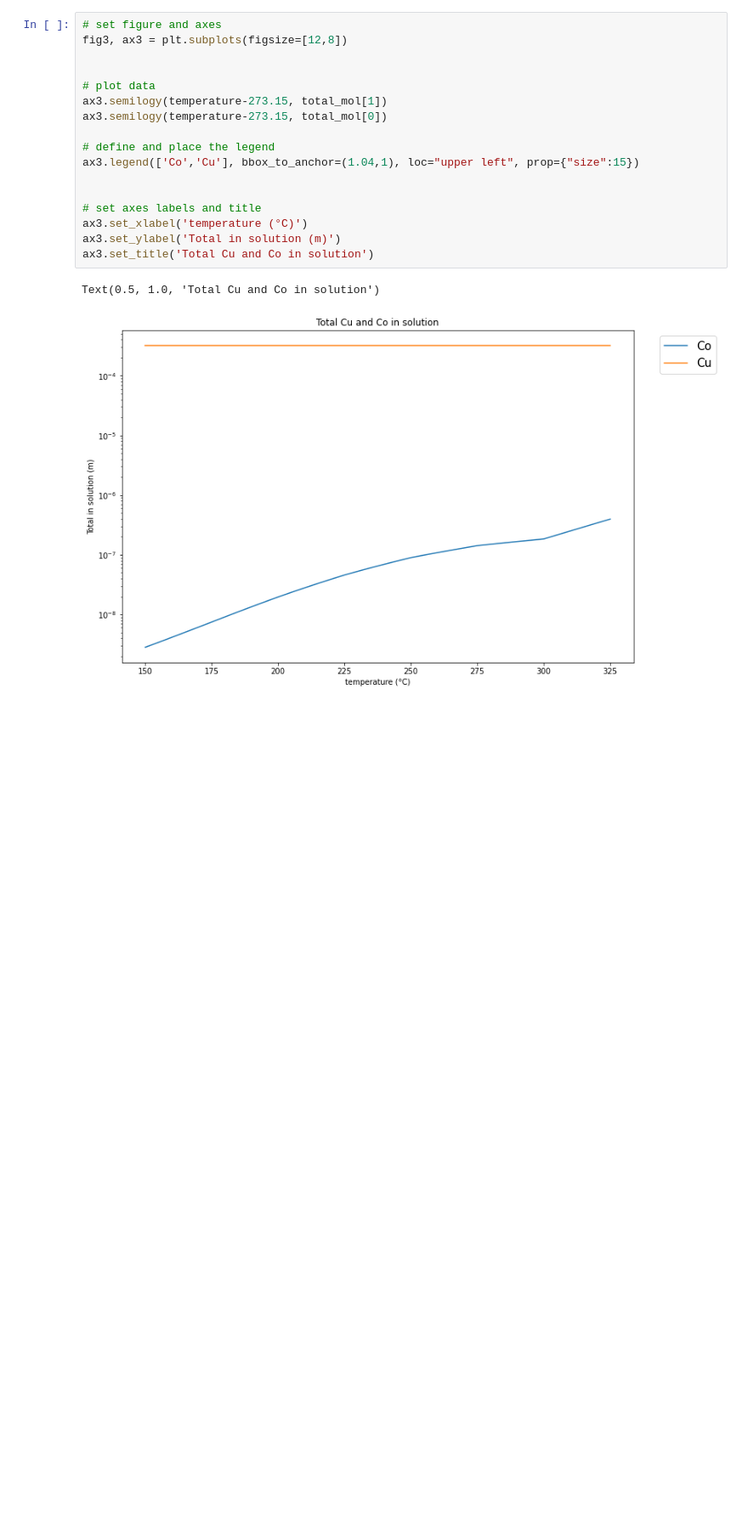
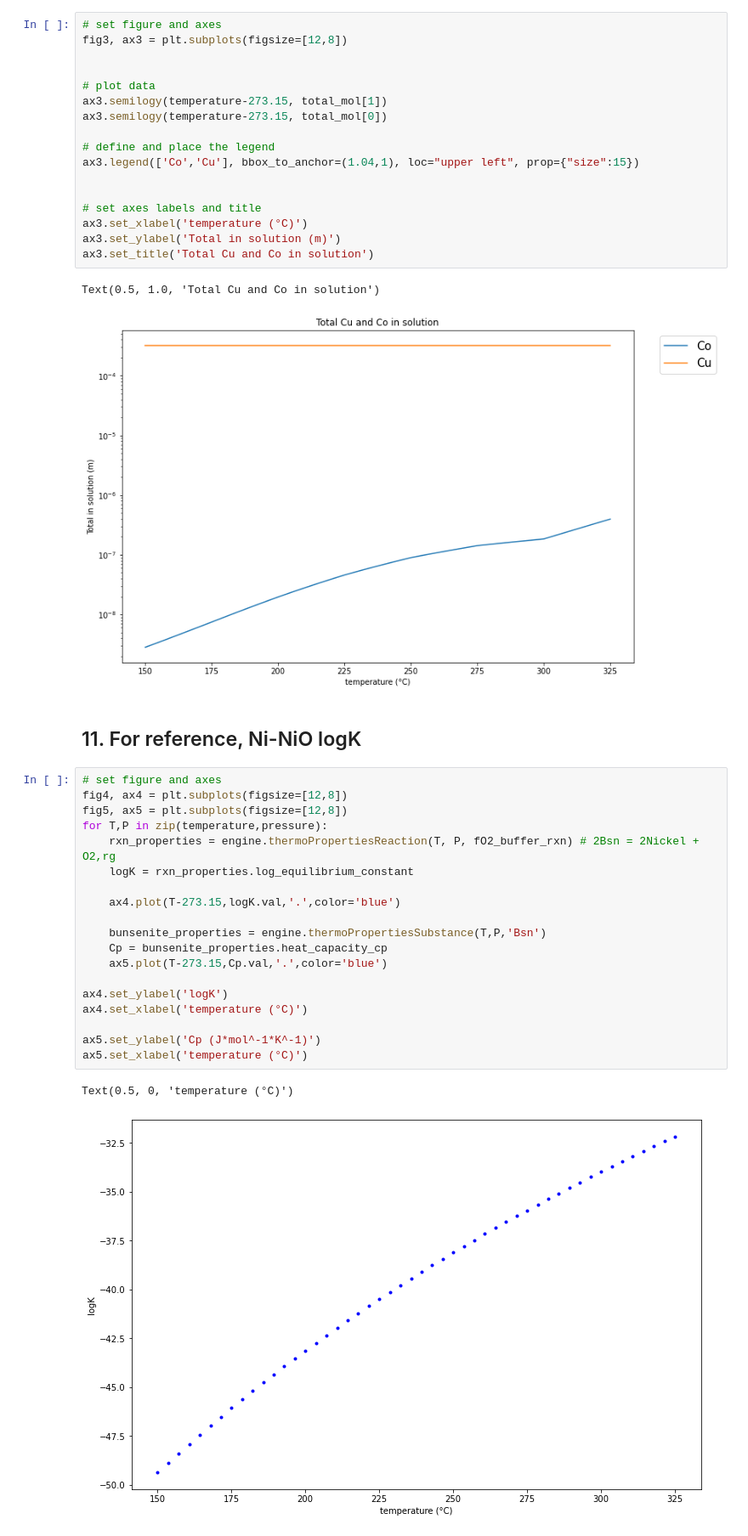
Before and after one commit to cardinalgeo/hydrothermal-geochemistry-modeling, a Jupyter notebook: Co-Cu_speciation_var_T_w_fO2_buffer_v1.ipynb, the cells around one changed output. Shown: that part at 85% size. Drawn from its saved outputs; the diff is of its cells as text; blank space fills up the shorter version.

Commit message:
add plot of fO2 buffer rxn logK and bunsenite Cp

```diff
--- a/Co-Cu_speciation_var_T_w_fO2_buffer_v1.ipynb
+++ b/Co-Cu_speciation_var_T_w_fO2_buffer_v1.ipynb
@@ -275,3 +277,27 @@ ax3.set_title('Total Cu and Co in solution')
 # %% [output]
 Text(0.5, 1.0, 'Total Cu and Co in solution')
 [figure]
+# %% [markdown]
+## 11. For reference, Ni-NiO logK
+# %%
+# set figure and axes
+fig4, ax4 = plt.subplots(figsize=[12,8])
+fig5, ax5 = plt.subplots(figsize=[12,8])
+for T,P in zip(temperature,pressure):
+    rxn_properties = engine.thermoPropertiesReaction(T, P, fO2_buffer_rxn) # 2Bsn = 2Nickel + O2,rg
+    logK = rxn_properties.log_equilibrium_constant
+
+    ax4.plot(T-273.15,logK.val,'.',color='blue')
+
+    bunsenite_properties = engine.thermoPropertiesSubstance(T,P,'Bsn')
+    Cp = bunsenite_properties.heat_capacity_cp
+    ax5.plot(T-273.15,Cp.val,'.',color='blue')
+
+ax4.set_ylabel('logK')
+ax4.set_xlabel('temperature (°C)')
+
+ax5.set_ylabel('Cp (J*mol^-1*K^-1)')
+ax5.set_xlabel('temperature (°C)')
+# %% [output]
+Text(0.5, 0, 'temperature (°C)')
+[figure, added]
```
Also changed, not shown: parts of 2 cells of this notebook.
